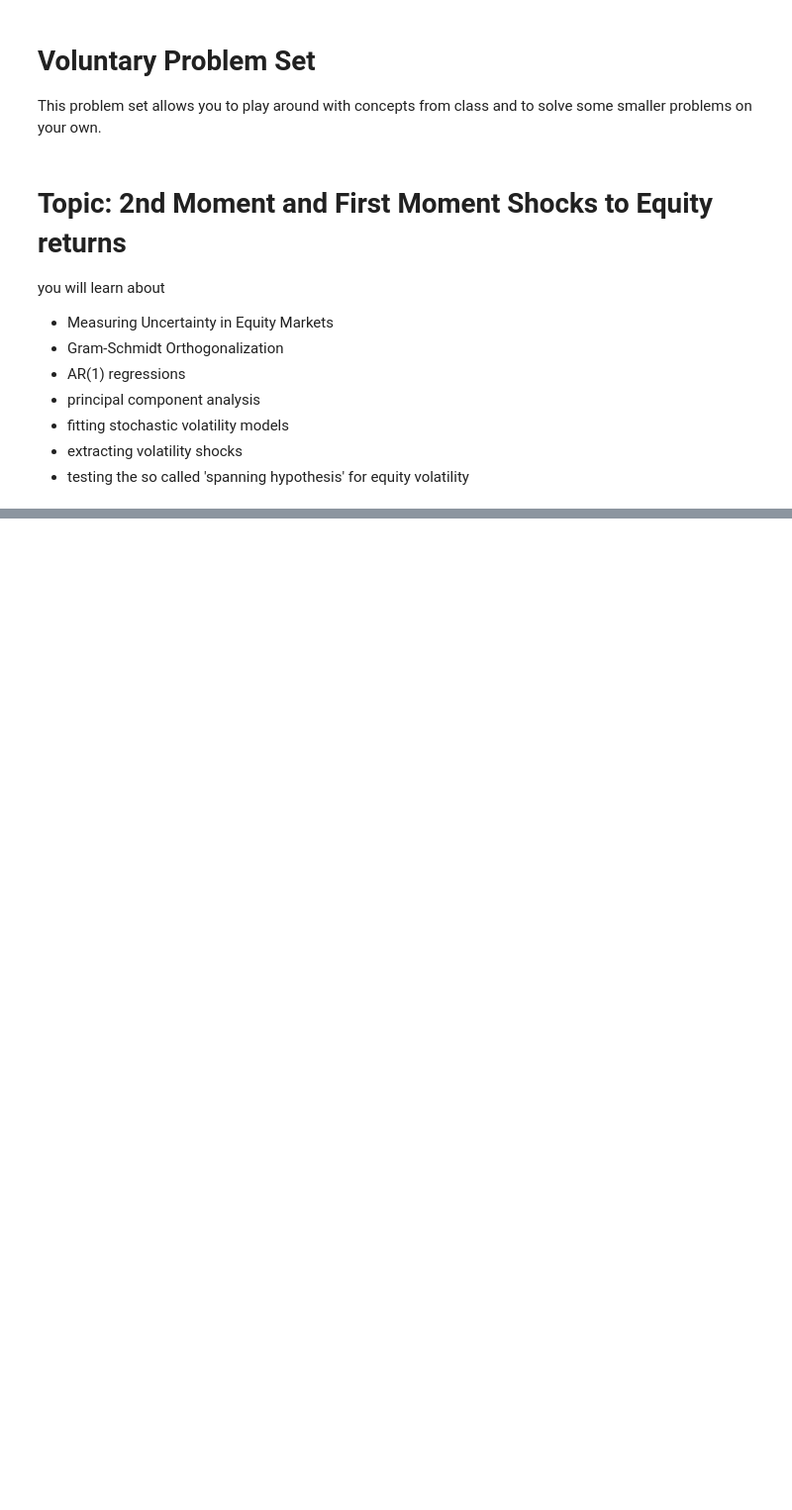
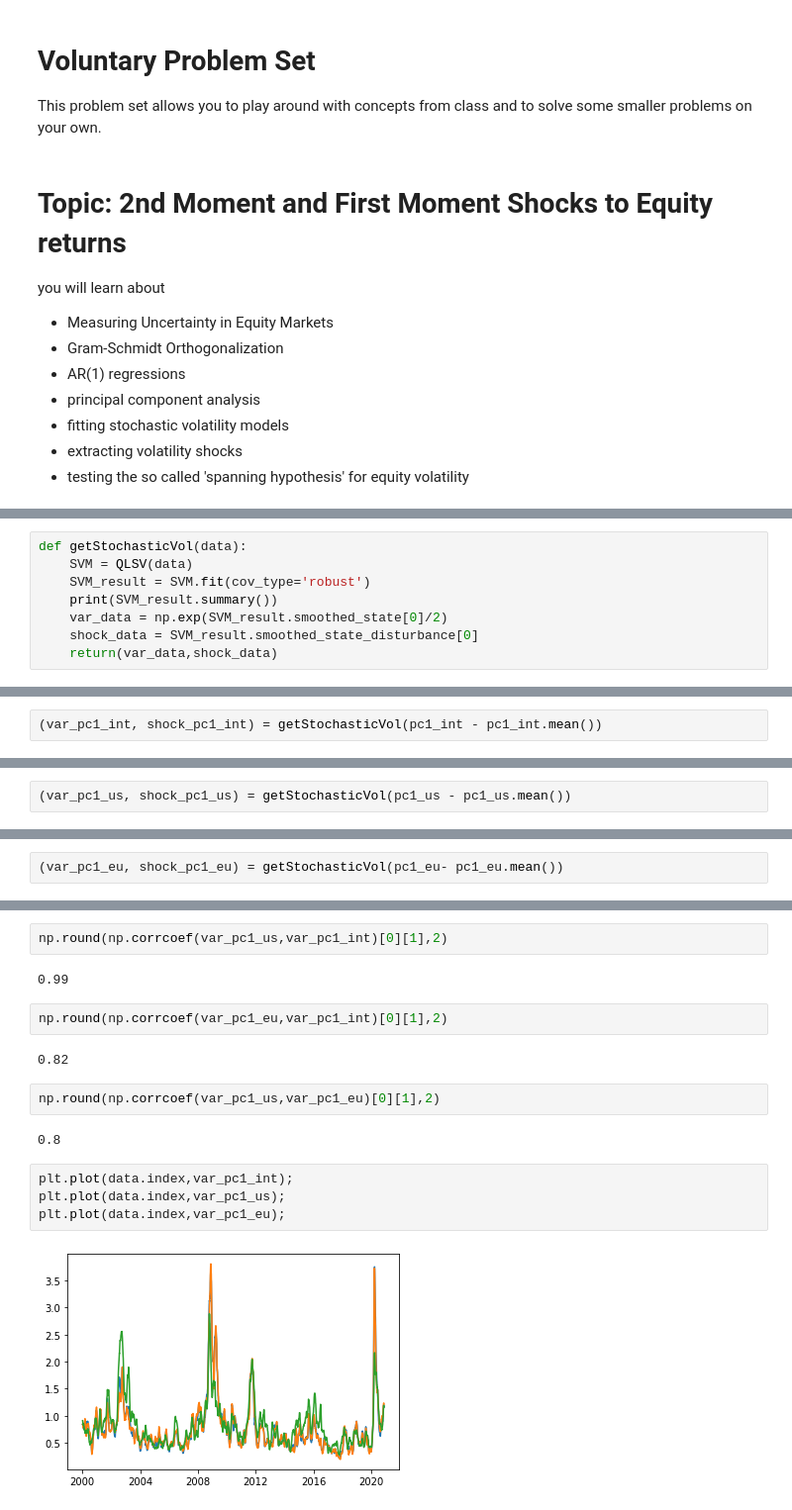
Before and after one commit to Alex-Vasilache/CRAM_WS20, a Jupyter notebook: Second run/Nr_4_VolSpanning/Task_Spanning_IntlEvidence.ipynb, the cells around one changed output, grey strips where cells are left out. Shown: that part at 99% size. Saved outputs shown, nothing was run; the diff lists cells and outputs as text; blank space fills up the shorter version.

```diff
--- a/Second run/Nr_4_VolSpanning/Task_Spanning_IntlEvidence.ipynb
+++ b/Second run/Nr_4_VolSpanning/Task_Spanning_IntlEvidence.ipynb
@@ -121,0 +205,8 @@ onto their respective return shocks. How large are the respective R2, point (t-s
+# %%
+def getStochasticVol(data):
+    SVM = QLSV(data)
+    SVM_result = SVM.fit(cov_type='robust')
+    print(SVM_result.summary())
+    var_data = np.exp(SVM_result.smoothed_state[0]/2)
+    shock_data = SVM_result.smoothed_state_disturbance[0]
+    return(var_data,shock_data)
@@ -121,0 +236,2 @@ onto their respective return shocks. How large are the respective R2, point (t-s
+# %%
+(var_pc1_int, shock_pc1_int) = getStochasticVol(pc1_int - pc1_int.mean())
@@ -121,0 +256,2 @@ onto their respective return shocks. How large are the respective R2, point (t-s
+# %%
+(var_pc1_us, shock_pc1_us) = getStochasticVol(pc1_us - pc1_us.mean())
@@ -121,0 +276,2 @@ onto their respective return shocks. How large are the respective R2, point (t-s
+# %%
+(var_pc1_eu, shock_pc1_eu) = getStochasticVol(pc1_eu- pc1_eu.mean())
@@ -121,0 +296,18 @@ onto their respective return shocks. How large are the respective R2, point (t-s
+# %%
+np.round(np.corrcoef(var_pc1_us,var_pc1_int)[0][1],2)
+# %% [output]
+0.99
+# %%
+np.round(np.corrcoef(var_pc1_eu,var_pc1_int)[0][1],2)
+# %% [output]
+0.82
+# %%
+np.round(np.corrcoef(var_pc1_us,var_pc1_eu)[0][1],2)
+# %% [output]
+0.8
+# %%
+plt.plot(data.index,var_pc1_int);
+plt.plot(data.index,var_pc1_us);
+plt.plot(data.index,var_pc1_eu);
+# %% [output]
+[figure, added]
```
Also changed, not shown: parts of 51 cells of this notebook, 3 other files.
